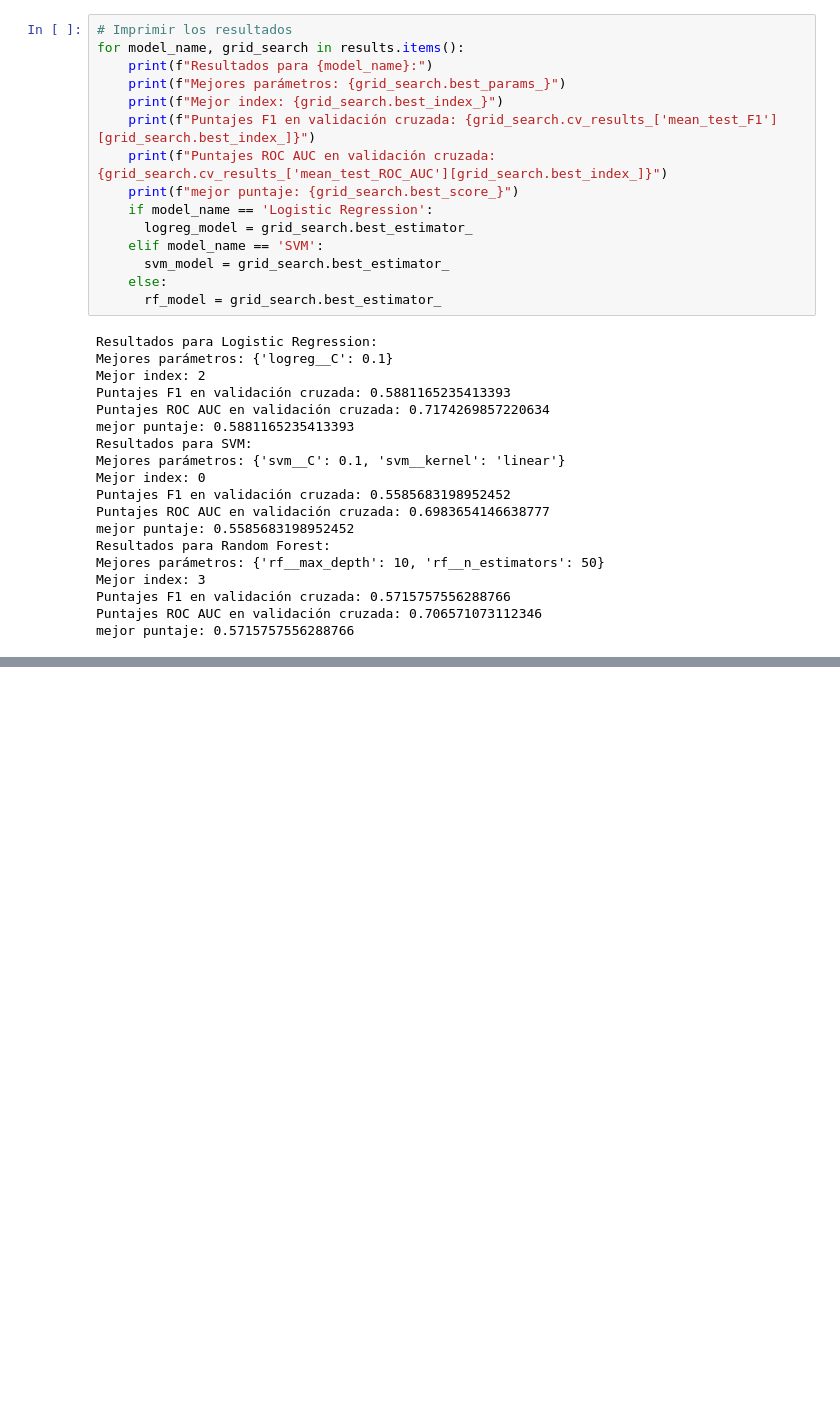
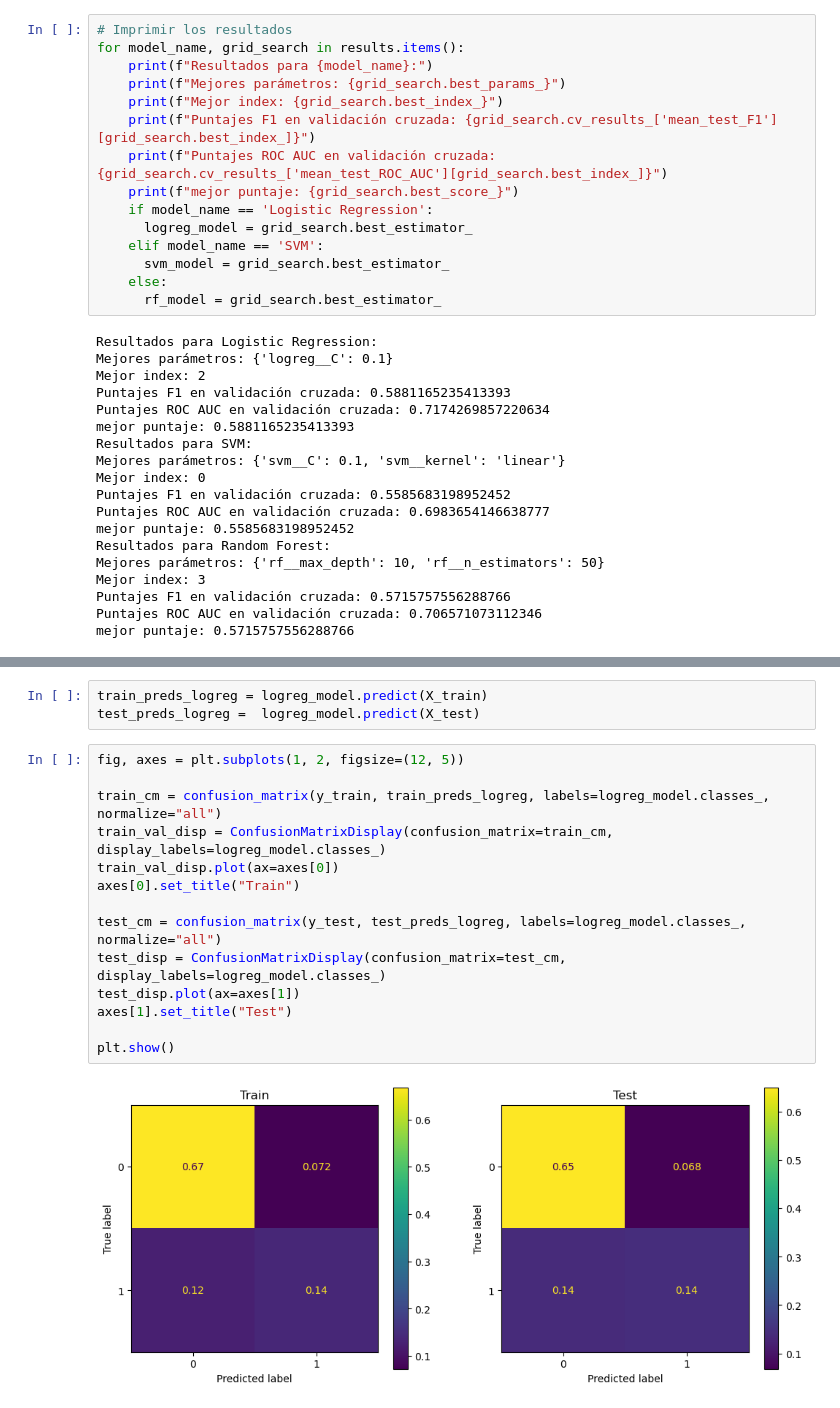
Before and after one commit to d-chacon/Ciencia_Datos_Taller_3, a Jupyter notebook: Taller_3.ipynb, the cells around one changed output, grey strips where cells are left out. Cells and saved outputs as stored; diff of their text form; blank space fills up the shorter version.

```diff
--- a/Taller_3.ipynb
+++ b/Taller_3.ipynb
@@ -468,0 +529,19 @@ NameError: name 'features' is not defined
+# %%
+train_preds_logreg = logreg_model.predict(X_train)
+test_preds_logreg =  logreg_model.predict(X_test)
+# %%
+fig, axes = plt.subplots(1, 2, figsize=(12, 5))
+
+train_cm = confusion_matrix(y_train, train_preds_logreg, labels=logreg_model.classes_, normalize="all")
+train_val_disp = ConfusionMatrixDisplay(confusion_matrix=train_cm, display_labels=logreg_model.classes_)
+train_val_disp.plot(ax=axes[0])
+axes[0].set_title("Train")
+
+test_cm = confusion_matrix(y_test, test_preds_logreg, labels=logreg_model.classes_, normalize="all")
+test_disp = ConfusionMatrixDisplay(confusion_matrix=test_cm, display_labels=logreg_model.classes_)
+test_disp.plot(ax=axes[1])
+axes[1].set_title("Test")
+
+plt.show()
+# %% [output]
+[figure, added]
```
Also changed, not shown: parts of 26 cells of this notebook.
